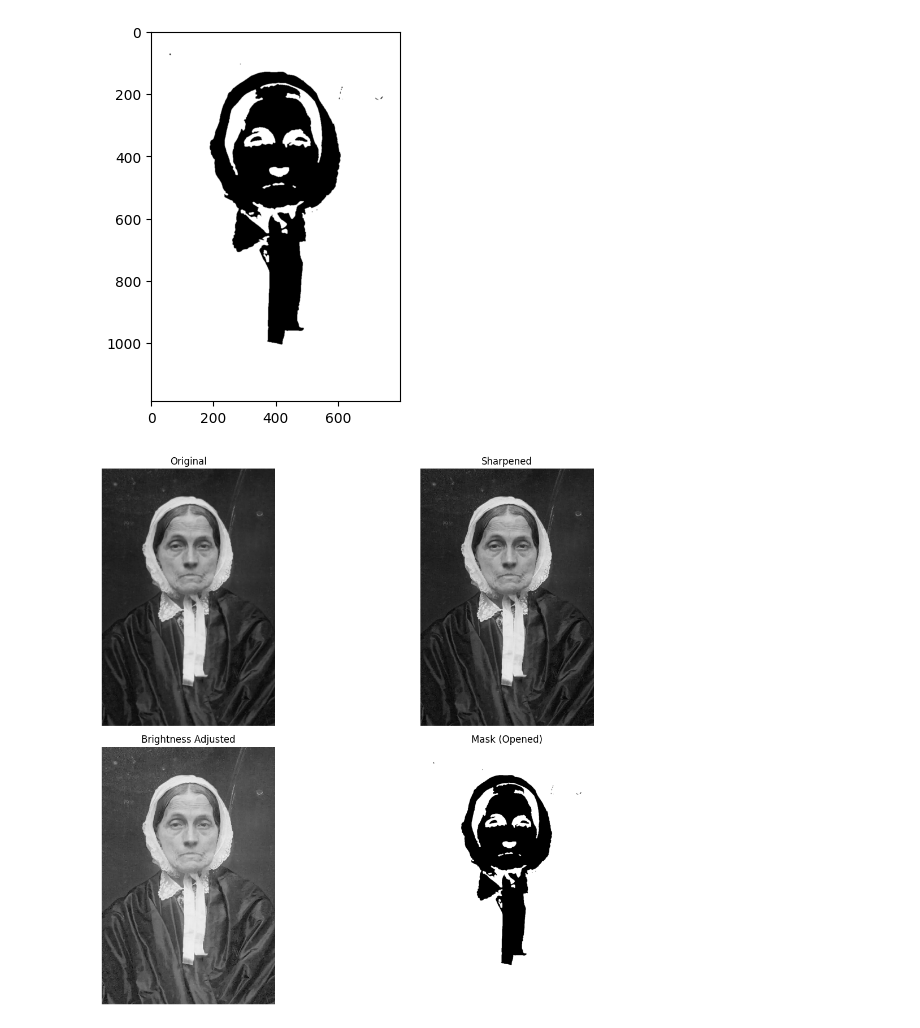
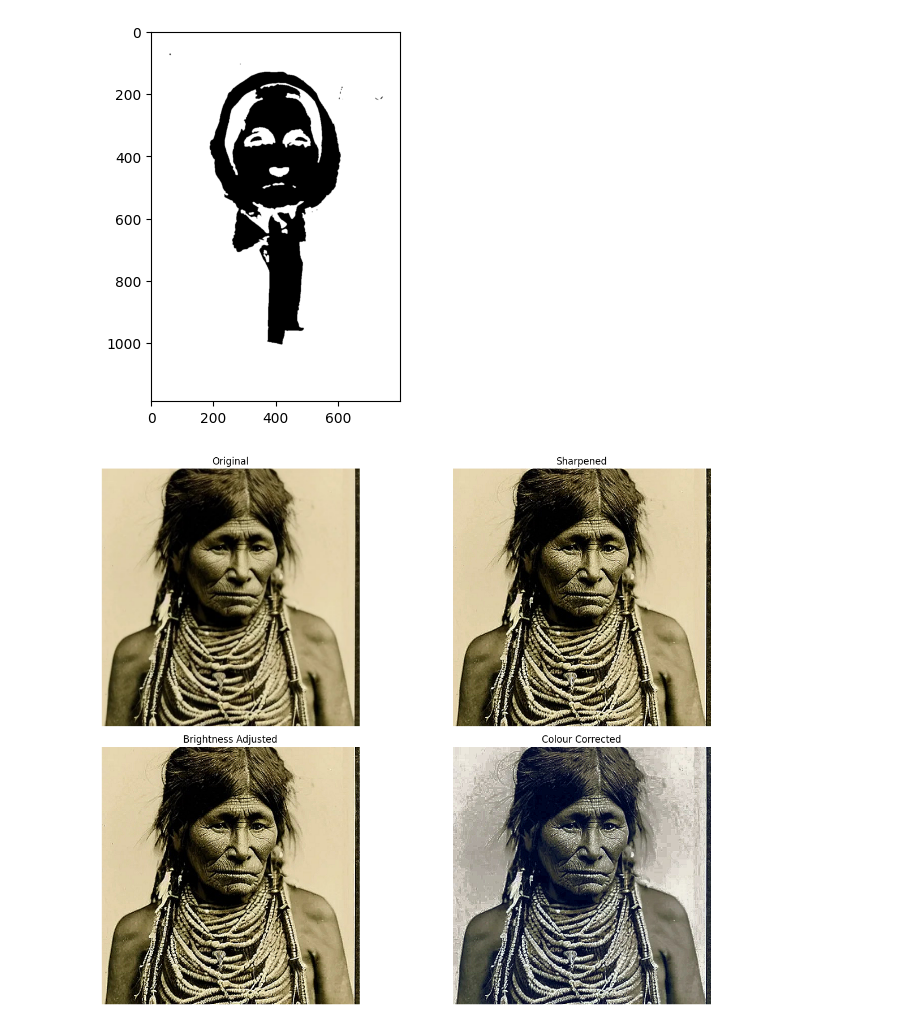
Before and after one commit to Image-Processing-Photo-Restoration/Photo-Restoration, a Jupyter notebook: photo-restore.ipynb, the cells around one changed output. Cells and saved outputs as stored; diff of their text form; code cells hidden in the pictures.

Commit message:
colour correction

```diff
--- a/photo-restore.ipynb
+++ b/photo-restore.ipynb
@@ -105,37 +105,54 @@ def extract_masks(photo):
 
     return thresh, opened
 
+def colour_correction(photo):
+    photo_ycrcb = cv2.cvtColor(photo, cv2.COLOR_BGR2YCrCb)
+    y, cr, cb = cv2.split(photo_ycrcb)
+
+    cr_corrected = cr - (np.mean(cr) - 128)
+    cb_corrected = cb - (np.mean(cb) - 128)
+
+    cr_corrected = np.clip(cr_corrected, 0, 255).astype(np.uint8)
+    cb_corrected = np.clip(cb_corrected, 0, 255).astype(np.uint8)
+
+    y_eq = cv2.equalizeHist(y)
+
+    img_ycrcb_corrected = cv2.merge((y_eq, cr_corrected, cb_corrected))
+    final_img = cv2.cvtColor(img_ycrcb_corrected, cv2.COLOR_YCrCb2BGR)
+
+    return final_img
 
 
 # showing results
-def show_results(original, sharp, brightened, opened_mask):
+def show_results(original, sharp, brightened, corrected):
     """Display images in matplotlib."""
     plt.figure(figsize=(14, 10))
 
-    images = [original, sharp, brightened, opened_mask]
-    titles = ["Original", "Sharpened", "Brightness Adjusted", "Mask (Opened)"]
-    cmaps  = [None, None, None, "gray"]
+    images = [original, sharp, brightened, corrected]
+    titles = ["Original", "Sharpened", "Brightness Adjusted", "Colour Corrected"]
+    cmaps  = [None, None, None, None]
 
     for i, (img, title, cmap) in enumerate(zip(images, titles, cmaps), 1):
         plt.subplot(2, 2, i)
         if cmap:
             plt.imshow(img, cmap=cmap)
         else:
             plt.imshow(cv2.cvtColor(img, cv2.COLOR_BGR2RGB))
         plt.title(title)
         plt.axis('off')
 
     plt.tight_layout()
     plt.show()
 
 
 # main processing pipeline
-photo = cv2.imread('sample-photos/old_photo_01.jpg')
+photo = cv2.imread('sample-photos/old_photo_03.jpg')
 
 sharp = sharpen_image(photo)
 brightened = adjust_brightness(sharp)
 _, opened_mask = extract_masks(photo)
+corrected = colour_correction(brightened)
 
-show_results(photo, sharp, brightened, opened_mask)
+show_results(photo, sharp, brightened, corrected)
 # %% [output]
-[figure, old version]
+[figure, new version]
```
Also changed, not shown: 1 other file.
